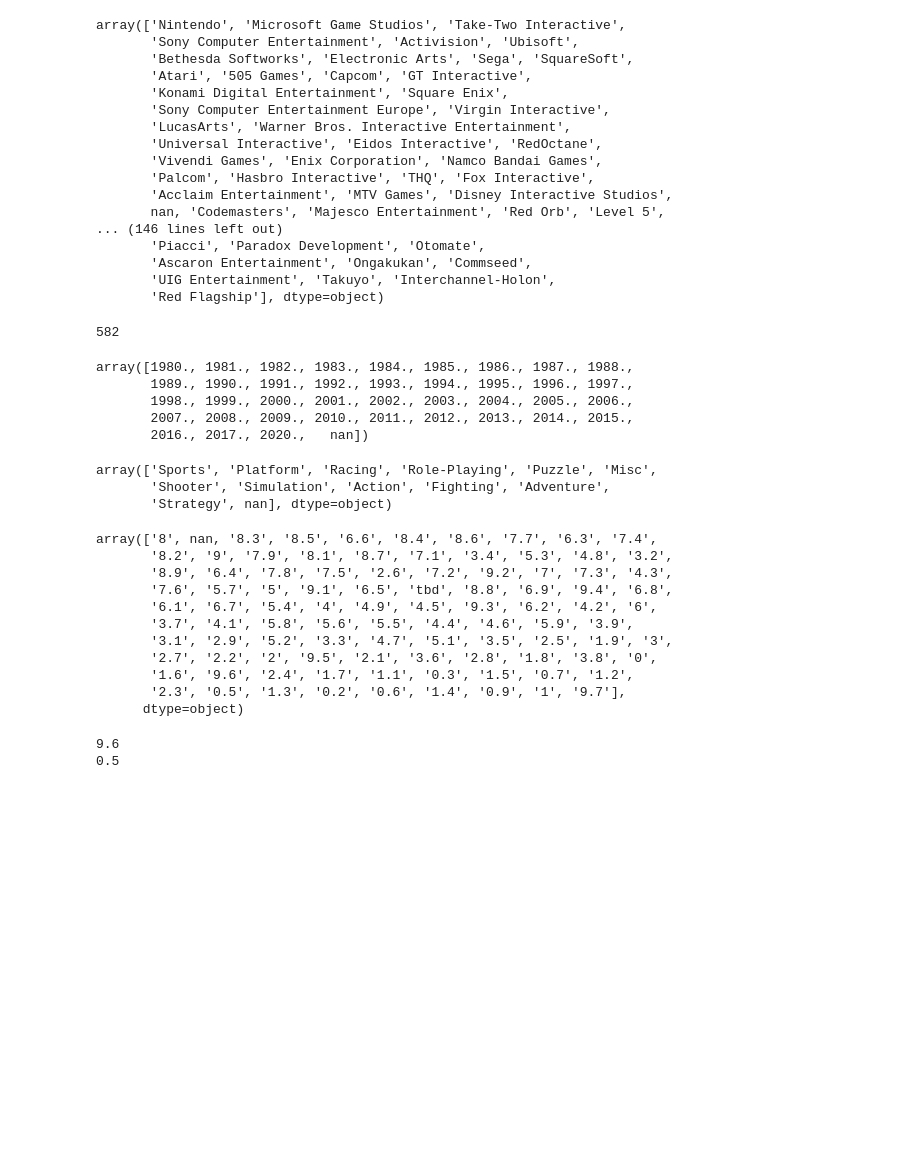
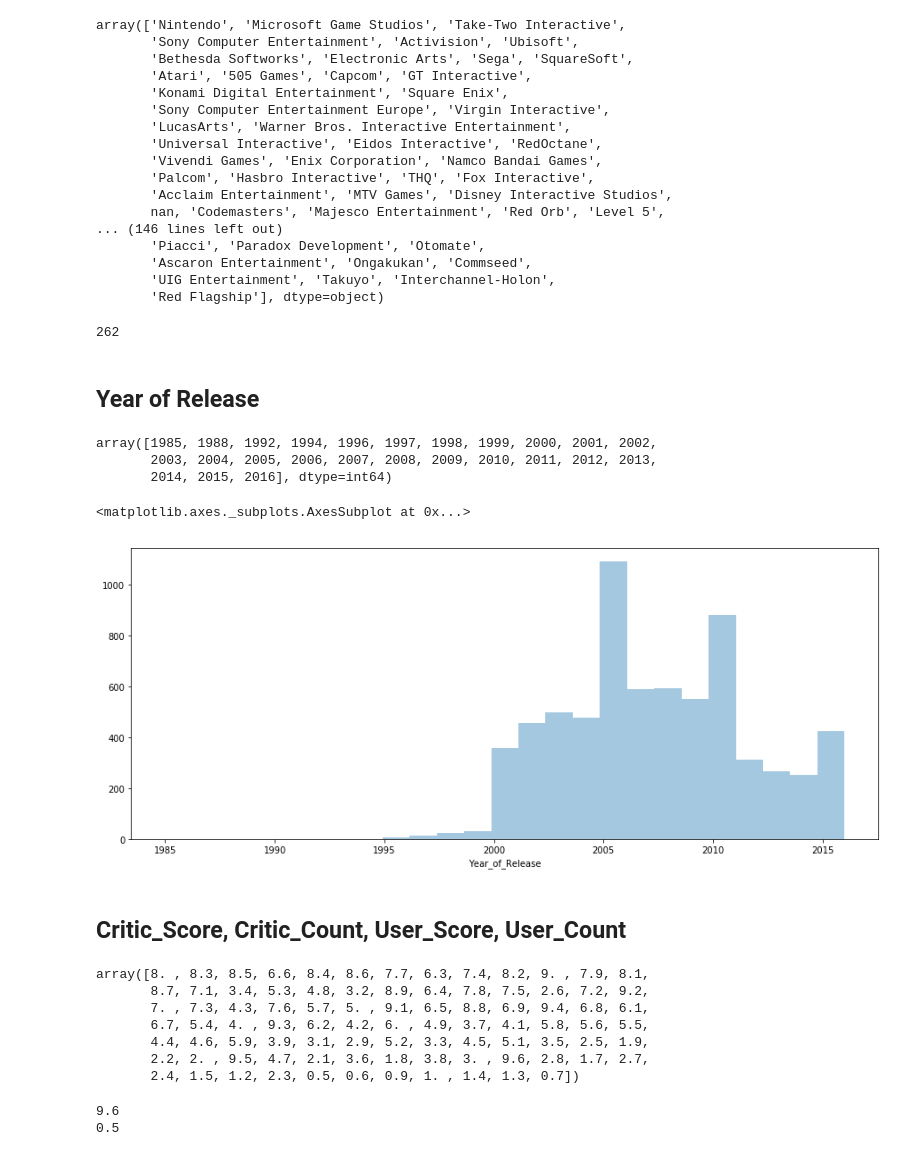
Before and after one commit to sherry9788/STATS131_Final, a Jupyter notebook: Final Project Xuening_Wang.ipynb, the cells around one changed output. Cells and saved outputs as stored; diff of their text form; code cells hidden in the pictures; blank space fills up the shorter version.

```diff
--- a/Final Project Xuening_Wang.ipynb
+++ b/Final Project Xuening_Wang.ipynb
@@ -188,6 +226,6 @@ array(['Nintendo', 'Microsoft Game Studios', 'Take-Two Interactive',
        'UIG Entertainment', 'Takuyo', 'Interchannel-Holon',
        'Red Flagship'], dtype=object)
 # %%
-len(df.Publisher.unique())
+len(df2.Publisher.unique())
 # %% [output]
-582
+262
@@ -194,33 +238,31 @@ len(df.Publisher.unique())
+# %% [markdown]
+## Year of Release
 # %%
-np.sort(df.Year_of_Release.unique())
+np.sort(df2.Year_of_Release.unique())
 # %% [output]
-array([1980., 1981., 1982., 1983., 1984., 1985., 1986., 1987., 1988.,
-       1989., 1990., 1991., 1992., 1993., 1994., 1995., 1996., 1997.,
-       1998., 1999., 2000., 2001., 2002., 2003., 2004., 2005., 2006.,
-       2007., 2008., 2009., 2010., 2011., 2012., 2013., 2014., 2015.,
-       2016., 2017., 2020.,   nan])
+array([1985, 1988, 1992, 1994, 1996, 1997, 1998, 1999, 2000, 2001, 2002,
+       2003, 2004, 2005, 2006, 2007, 2008, 2009, 2010, 2011, 2012, 2013,
+       2014, 2015, 2016], dtype=int64)
 # %%
 df2.Year_of_Release = df2.Year_of_Release.astype(int)
-# %%
-df.Genre.unique()
-# %% [output]
-array(['Sports', 'Platform', 'Racing', 'Role-Playing', 'Puzzle', 'Misc',
-       'Shooter', 'Simulation', 'Action', 'Fighting', 'Adventure',
-       'Strategy', nan], dtype=object)
+# %%
+plt.figure(figsize=(15, 6))
+sns.distplot(df2.Year_of_Release, kde = False, bins=df2.Year_of_Release.nunique())
+# %% [output]
+<matplotlib.axes._subplots.AxesSubplot at 0x...>
+[figure, added]
+# %% [markdown]
+## Critic_Score, Critic_Count, User_Score, User_Count
 # %%
-df.User_Score.unique()
+df2.User_Score.unique()
 # %% [output]
-array(['8', nan, '8.3', '8.5', '6.6', '8.4', '8.6', '7.7', '6.3', '7.4',
-       '8.2', '9', '7.9', '8.1', '8.7', '7.1', '3.4', '5.3', '4.8', '3.2',
-       '8.9', '6.4', '7.8', '7.5', '2.6', '7.2', '9.2', '7', '7.3', '4.3',
-       '7.6', '5.7', '5', '9.1', '6.5', 'tbd', '8.8', '6.9', '9.4', '6.8',
-       '6.1', '6.7', '5.4', '4', '4.9', '4.5', '9.3', '6.2', '4.2', '6',
-       '3.7', '4.1', '5.8', '5.6', '5.5', '4.4', '4.6', '5.9', '3.9',
-       '3.1', '2.9', '5.2', '3.3', '4.7', '5.1', '3.5', '2.5', '1.9', '3',
-       '2.7', '2.2', '2', '9.5', '2.1', '3.6', '2.8', '1.8', '3.8', '0',
-       '1.6', '9.6', '2.4', '1.7', '1.1', '0.3', '1.5', '0.7', '1.2',
-       '2.3', '0.5', '1.3', '0.2', '0.6', '1.4', '0.9', '1', '9.7'],
-      dtype=object)
+array([8. , 8.3, 8.5, 6.6, 8.4, 8.6, 7.7, 6.3, 7.4, 8.2, 9. , 7.9, 8.1,
+       8.7, 7.1, 3.4, 5.3, 4.8, 3.2, 8.9, 6.4, 7.8, 7.5, 2.6, 7.2, 9.2,
+       7. , 7.3, 4.3, 7.6, 5.7, 5. , 9.1, 6.5, 8.8, 6.9, 9.4, 6.8, 6.1,
+       6.7, 5.4, 4. , 9.3, 6.2, 4.2, 6. , 4.9, 3.7, 4.1, 5.8, 5.6, 5.5,
+       4.4, 4.6, 5.9, 3.9, 3.1, 2.9, 5.2, 3.3, 4.5, 5.1, 3.5, 2.5, 1.9,
+       2.2, 2. , 9.5, 4.7, 2.1, 3.6, 1.8, 3.8, 3. , 9.6, 2.8, 1.7, 2.7,
+       2.4, 1.5, 1.2, 2.3, 0.5, 0.6, 0.9, 1. , 1.4, 1.3, 0.7])
 # %%
 df2.User_Score = df2.User_Score.astype(float)
 print(df2.User_Score.max())
```
Also changed, not shown: parts of 38 cells of this notebook.
